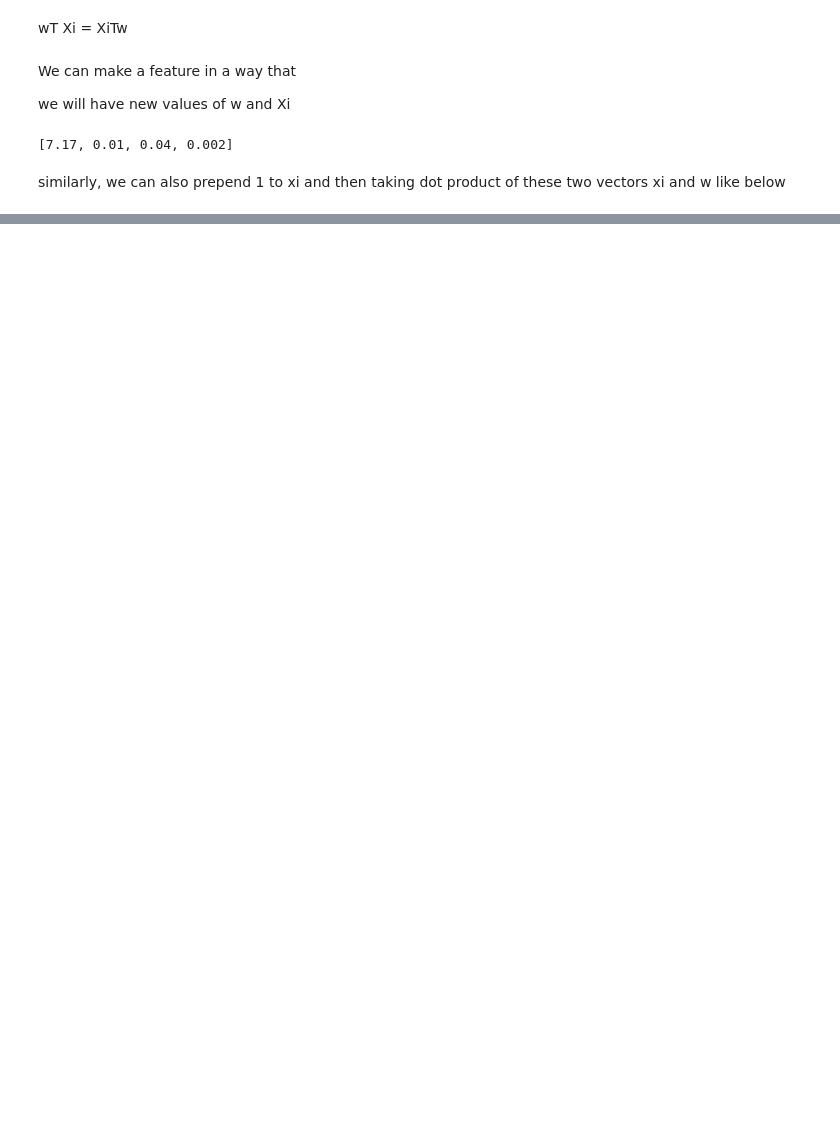
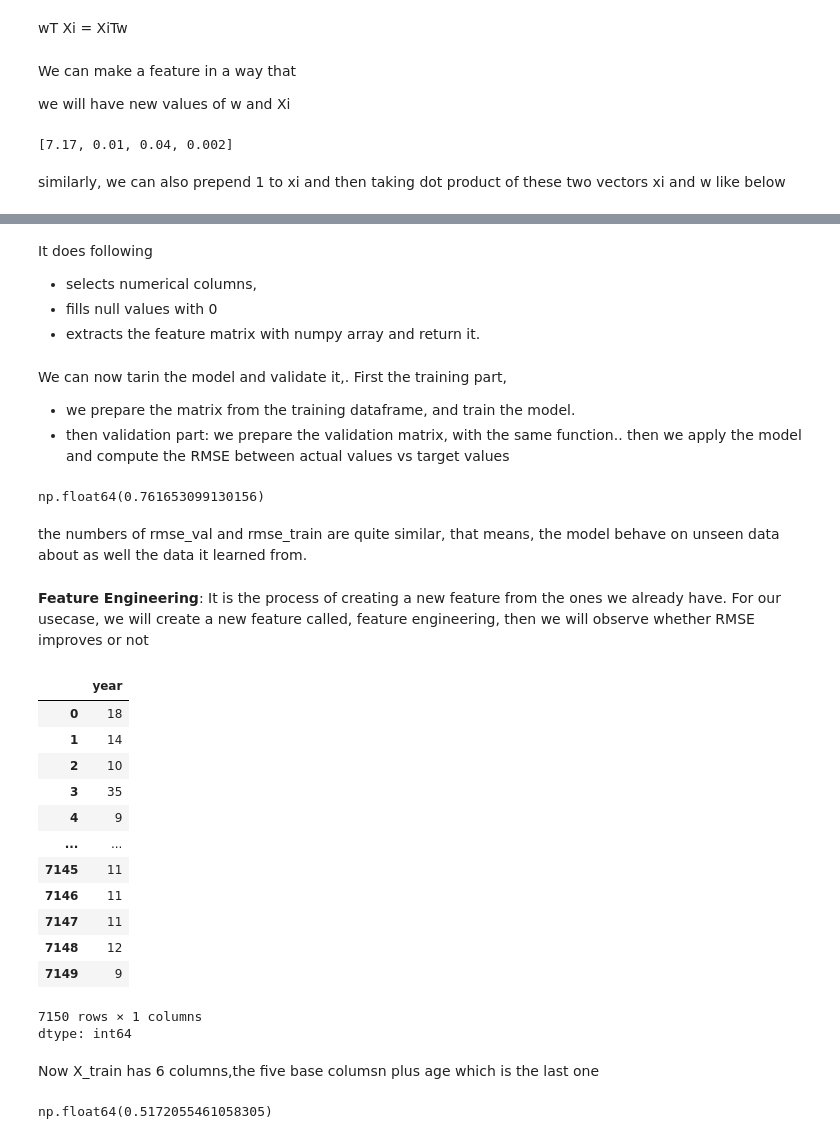
Before and after one commit to sejal-oli7/python, a Jupyter notebook: python / regression.ipynb, the cells around one changed output, grey strips where cells are left out. Cells and saved outputs as stored; diff of their text form; code cells hidden in the pictures; blank space fills up the shorter version.

```diff
--- a/python / regression.ipynb
+++ b/python / regression.ipynb
@@ -582,0 +770,42 @@ def linear_regression(xi):
+# %% [markdown]
+It does following
+- selects numerical columns,
+- fills null values with 0
+- extracts the feature matrix with numpy array and return it.
+# %% [markdown]
+We can now tarin the model and validate it,. First the training part,
+- we prepare the matrix from the training dataframe, and train the model.
+- then validation part: we prepare the validation matrix, with the same function.. then we apply the model and compute the RMSE between actual values vs target values
+# %%
+X_train = prepare_X(df_train)
+w0, w = train_linear_regression(X_train, y_train)
+
+X_val = prepare_X(df_val)
+
+y_pred = w0 + X_val.dot(w)
+rmse(y_val, y_pred)
+# %% [output]
+np.float64(0.761653099130156)
+# %% [markdown]
+the numbers of rmse_val and rmse_train are quite similar, that means, the model behave on unseen data about as well the data it learned from.
+# %% [markdown]
+**Feature Engineering**:
+It is the process of creating a new feature from the ones we already have.
+For our usecase, we will create a new feature called, feature engineering, then we will observe whether RMSE improves or not
+# %%
+2026 - df_train.year
+# %% [output]
+|  | year |
+| 0 | 18 |
+| 1 | 14 |
+| 2 | 10 |
+| 3 | 35 |
+| 4 | 9 |
+| ... | ... |
+| 7145 | 11 |
+| 7146 | 11 |
+| 7147 | 11 |
+| 7148 | 12 |
+| 7149 | 9 |
+7150 rows × 1 columns
+dtype: int64
@@ -582,0 +835,11 @@ def linear_regression(xi):
+# %% [markdown]
+Now X_train has 6 columns,the five base columsn plus age which is the last one
+# %%
+X_train = prepare_X(df_train)
+w0, w = train_linear_regression(X_train, y_train)
+
+X_val = prepare_X(df_val)
+y_pred = w0 + X_val.dot(w)
+rmse(y_val, y_pred)
+# %% [output]
+np.float64(0.5172055461058305)
```
Also changed, not shown: parts of 98 cells of this notebook.
